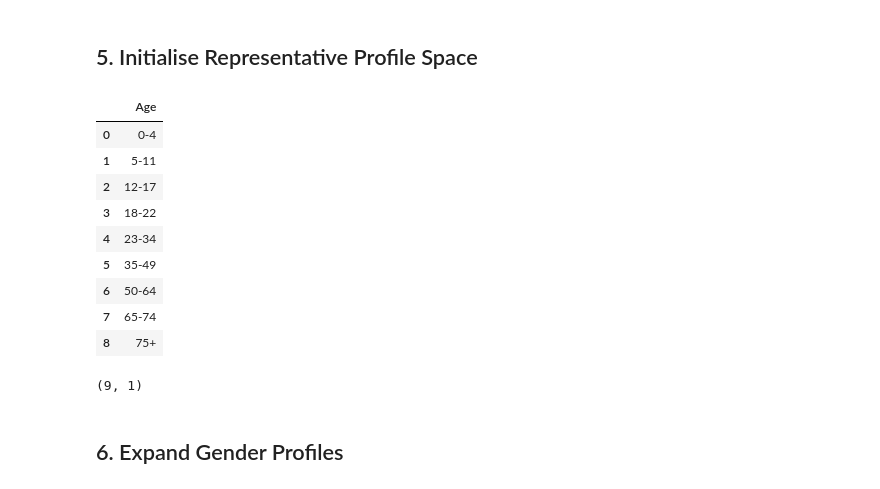
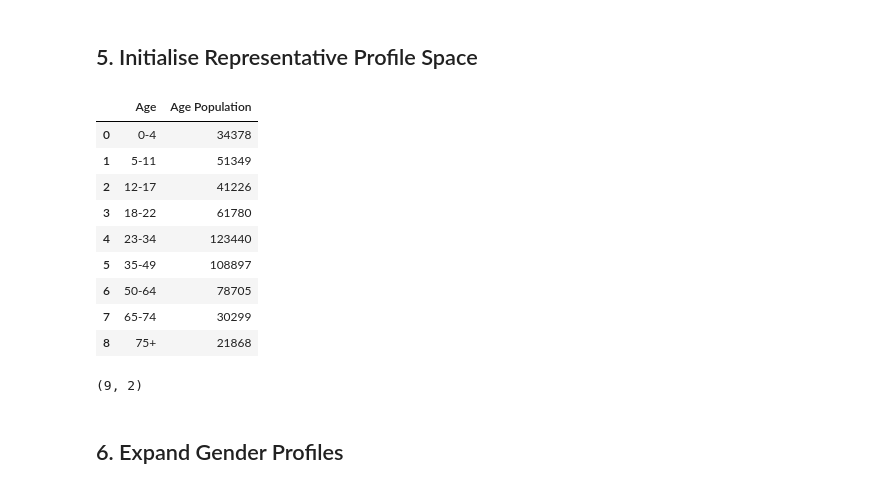
Before and after one commit to yuxinjiang1205/mobility-modelling-framework, a Jupyter notebook: notebooks/integration/demographic_profile_construction.ipynb, the cells around one changed output. Cells and saved outputs as stored; diff of their text form; code cells hidden in the pictures.

```diff
--- a/notebooks/integration/demographic_profile_construction.ipynb
+++ b/notebooks/integration/demographic_profile_construction.ipynb
@@ -288,23 +288,23 @@ Car ownership total preserved.
 # %% [markdown]
 ## 5. Initialise Representative Profile Space
 # %%
-profile_space = age[["Age"]].copy()
+profile_space = age[["Age", "Age Population"]].copy()
 
 display(profile_space)
 
 print(profile_space.shape)
 # %% [output]
-|  | Age |
-| 0 | 0-4 |
-| 1 | 5-11 |
-| 2 | 12-17 |
-| 3 | 18-22 |
-| 4 | 23-34 |
-| 5 | 35-49 |
-| 6 | 50-64 |
-| 7 | 65-74 |
-| 8 | 75+ |
+|  | Age | Age Population |
+| 0 | 0-4 | 34378 |
+| 1 | 5-11 | 51349 |
+| 2 | 12-17 | 41226 |
+| 3 | 18-22 | 61780 |
+| 4 | 23-34 | 123440 |
+| 5 | 35-49 | 108897 |
+| 6 | 50-64 | 78705 |
+| 7 | 65-74 | 30299 |
+| 8 | 75+ | 21868 |
-(9, 1)
+(9, 2)
 # %% [markdown]
 ## 6. Expand Gender Profiles
 # %%
```
Also changed, not shown: parts of 14 cells of this notebook, 6 other files.
